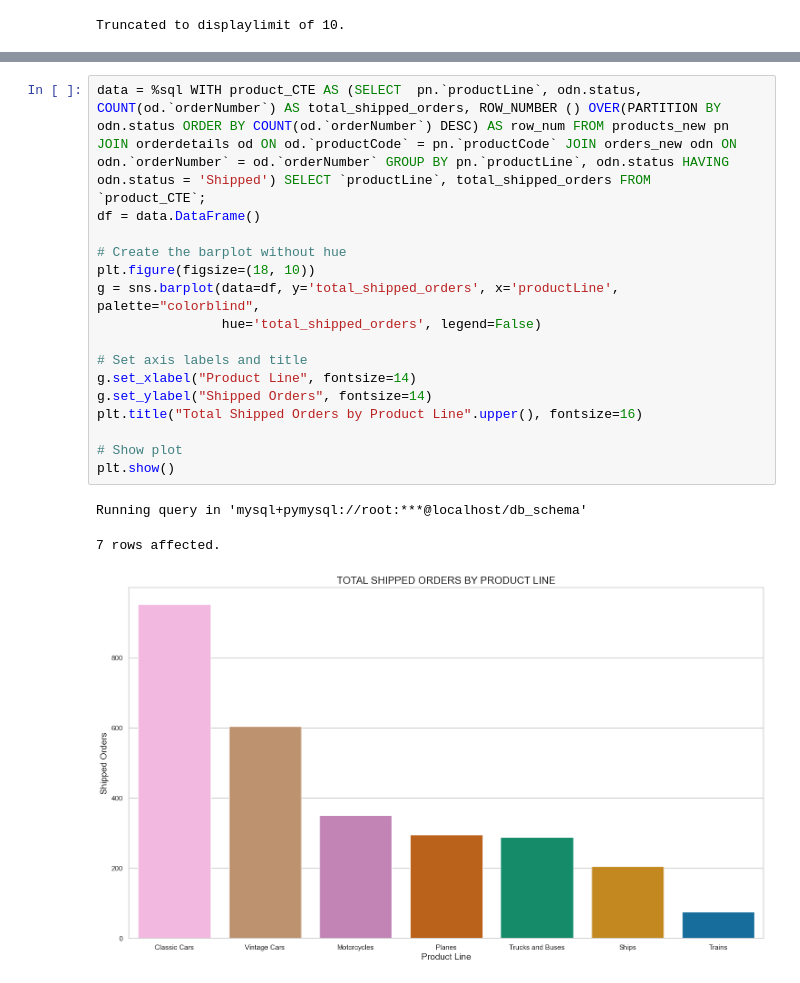
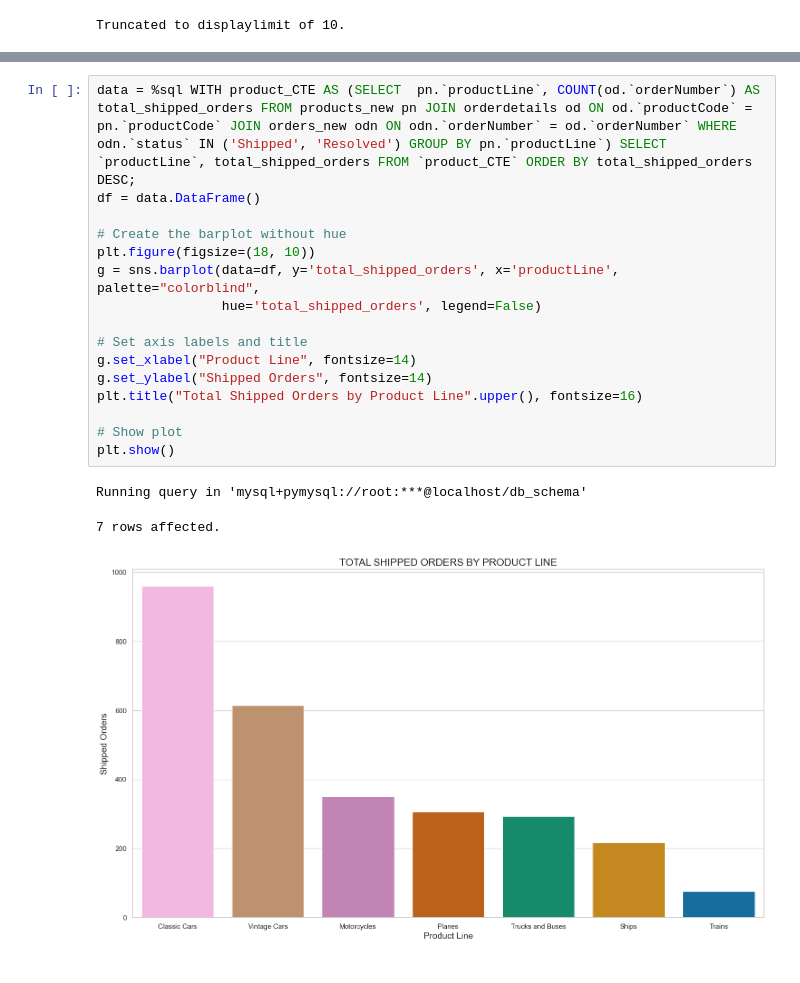
Before and after one commit to Dedamola1/Customer_and_Product_Analysis, a Jupyter notebook: Products EDA.ipynb, the cells around one changed output, grey strips where cells are left out. Drawn from its saved outputs; the diff is of its cells as text.

```diff
--- a/Products EDA.ipynb
+++ b/Products EDA.ipynb
@@ -158,21 +158,21 @@ Running query in 'mysql+pymysql://root:***@localhost/db_schema'
 # %%
-data = %sql WITH product_CTE AS (SELECT  pn.`productLine`, odn.status, COUNT(od.`orderNumber`) AS total_shipped_orders, ROW_NUMBER () OVER(PARTITION BY odn.status ORDER BY COUNT(od.`orderNumber`) DESC) AS row_num FROM products_new pn JOIN orderdetails od ON od.`productCode` = pn.`productCode` JOIN orders_new odn ON odn.`orderNumber` = od.`orderNumber` GROUP BY pn.`productLine`, odn.status HAVING odn.status = 'Shipped') SELECT `productLine`, total_shipped_orders FROM `product_CTE`;
+data = %sql WITH product_CTE AS (SELECT  pn.`productLine`, COUNT(od.`orderNumber`) AS total_shipped_orders FROM products_new pn JOIN orderdetails od ON od.`productCode` = pn.`productCode` JOIN orders_new odn ON odn.`orderNumber` = od.`orderNumber` WHERE odn.`status` IN ('Shipped', 'Resolved') GROUP BY pn.`productLine`) SELECT `productLine`, total_shipped_orders FROM `product_CTE` ORDER BY total_shipped_orders DESC;
 df = data.DataFrame()
 
 # Create the barplot without hue
 plt.figure(figsize=(18, 10))
 g = sns.barplot(data=df, y='total_shipped_orders', x='productLine', palette="colorblind",
                 hue='total_shipped_orders', legend=False)
 
 # Set axis labels and title
 g.set_xlabel("Product Line", fontsize=14)
 g.set_ylabel("Shipped Orders", fontsize=14)
 plt.title("Total Shipped Orders by Product Line".upper(), fontsize=16)
 
 # Show plot
 plt.show()
 # %% [output]
 Running query in 'mysql+pymysql://root:***@localhost/db_schema'
 7 rows affected.
-[figure, old version]
+[figure, new version]
 # %%
```
Also changed, not shown: parts of 11 cells of this notebook, 5 other files.
